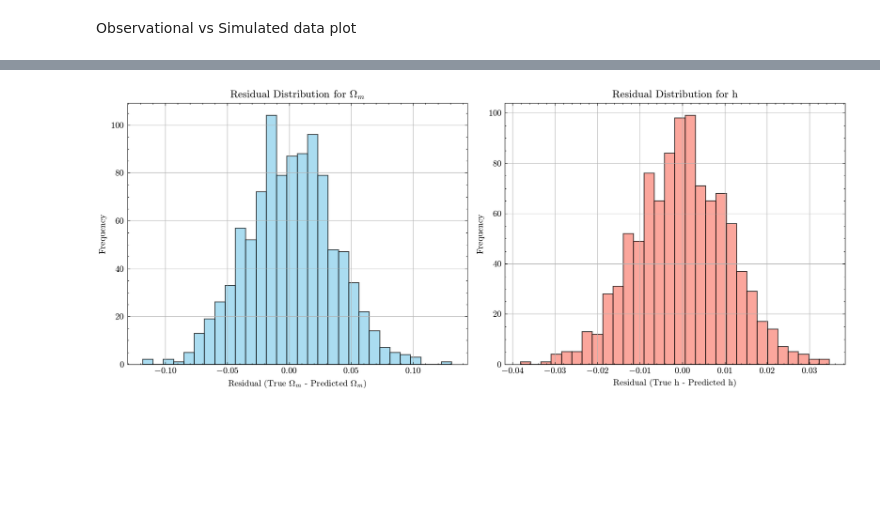
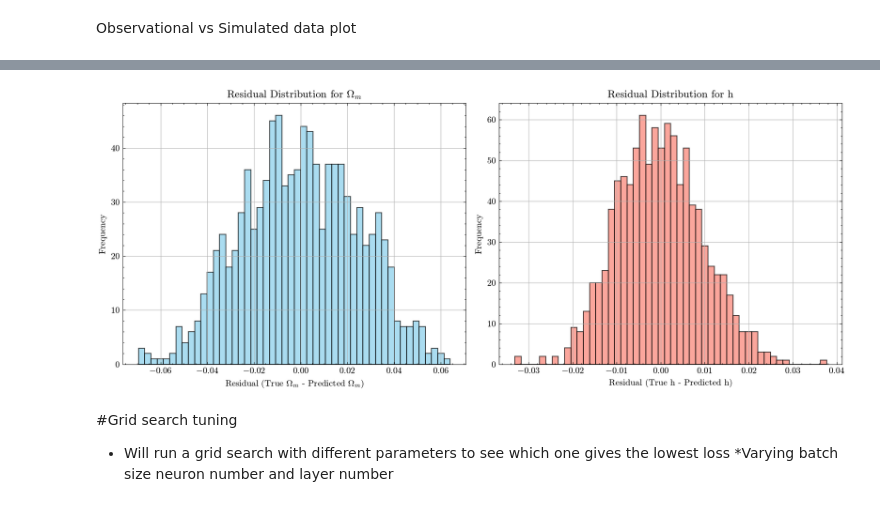
Before and after one commit to josephasal/cosmo_inference, a Jupyter notebook: neural_network/nn_training.ipynb, the cells around one changed output, grey strips where cells are left out. Saved outputs shown, nothing was run; the diff lists cells and outputs as text; code cells hidden in the pictures; blank space fills up the shorter version.

Commit message:
Tuned layers neurons and batch size

```diff
--- a/neural_network/nn_training.ipynb
+++ b/neural_network/nn_training.ipynb
@@ -7,7 +7,7 @@
 import numpy as np
 import pandas as pd
 
-filepath = '/content/drive/MyDrive/Colab Notebooks/Bayesian Stats in Cosmology/Restructured code/Neural net/noisy_training_data.csv'
+filepath = '/content/drive/MyDrive/Colab Notebooks/Bayesian Stats in Cosmology/Restructured code/Neural net/noisy_training_dataNEW3.csv'
 training_data = pd.read_csv(filepath)
 
 training_data.head()
@@ -79,7 +79,7 @@ early_stopping = EarlyStopping(monitor = 'val_loss', patience = 5, restore_best_
 model = models.Sequential([
     layers.Input(shape = (X_train.shape[1],)),
     layers.Dense(32, activation = 'relu', kernel_regularizer=regularizers.l2(1e-5)),
-    layers.Dense(16, activation = 'relu', kernel_regularizer=regularizers.l2(1e-5)),
+    layers.Dense(32, activation = 'relu', kernel_regularizer=regularizers.l2(1e-5)),
     layers.Dense(2) #output of omega m and h
 ])
 
@@ -290,29 +265,33 @@ plt.show()
 # %%
 #residuals plot
 
 #calculate residuals: (true - predicted)
 residuals_omega = Y_test[:, 0] - Y_pred_sim[:, 0]
 residuals_h     = Y_test[:, 1] - Y_pred_sim[:, 1]
 
 plt.figure(figsize=(12, 5), dpi=150)
 
 #residuals for Omega_m
 plt.subplot(1, 2, 1)
-plt.hist(residuals_omega, bins=30, alpha=0.7, color='skyblue', edgecolor='black')
+plt.hist(residuals_omega, bins=50, alpha=0.7, color='skyblue', edgecolor='black')
 plt.xlabel('Residual (True $\Omega_m$ - Predicted $\Omega_m$)')
 plt.ylabel('Frequency')
 plt.title('Residual Distribution for $\Omega_m$')
 plt.grid(True)
 
 #residuals for h
 plt.subplot(1, 2, 2)
-plt.hist(residuals_h, bins=30, alpha=0.7, color='salmon', edgecolor='black')
+plt.hist(residuals_h, bins=50, alpha=0.7, color='salmon', edgecolor='black')
 plt.xlabel('Residual (True h - Predicted h)')
 plt.ylabel('Frequency')
 plt.title('Residual Distribution for h')
 plt.grid(True)
 
 plt.tight_layout()
 plt.show()
 # %% [output]
-[figure, old version]
+[figure, new version]
+# %% [markdown]
+#Grid search tuning
+* Will run a grid search with different parameters to see which one gives the lowest loss
+*Varying batch size neuron number and layer number
```
Also changed, not shown: parts of 14 cells of this notebook.
